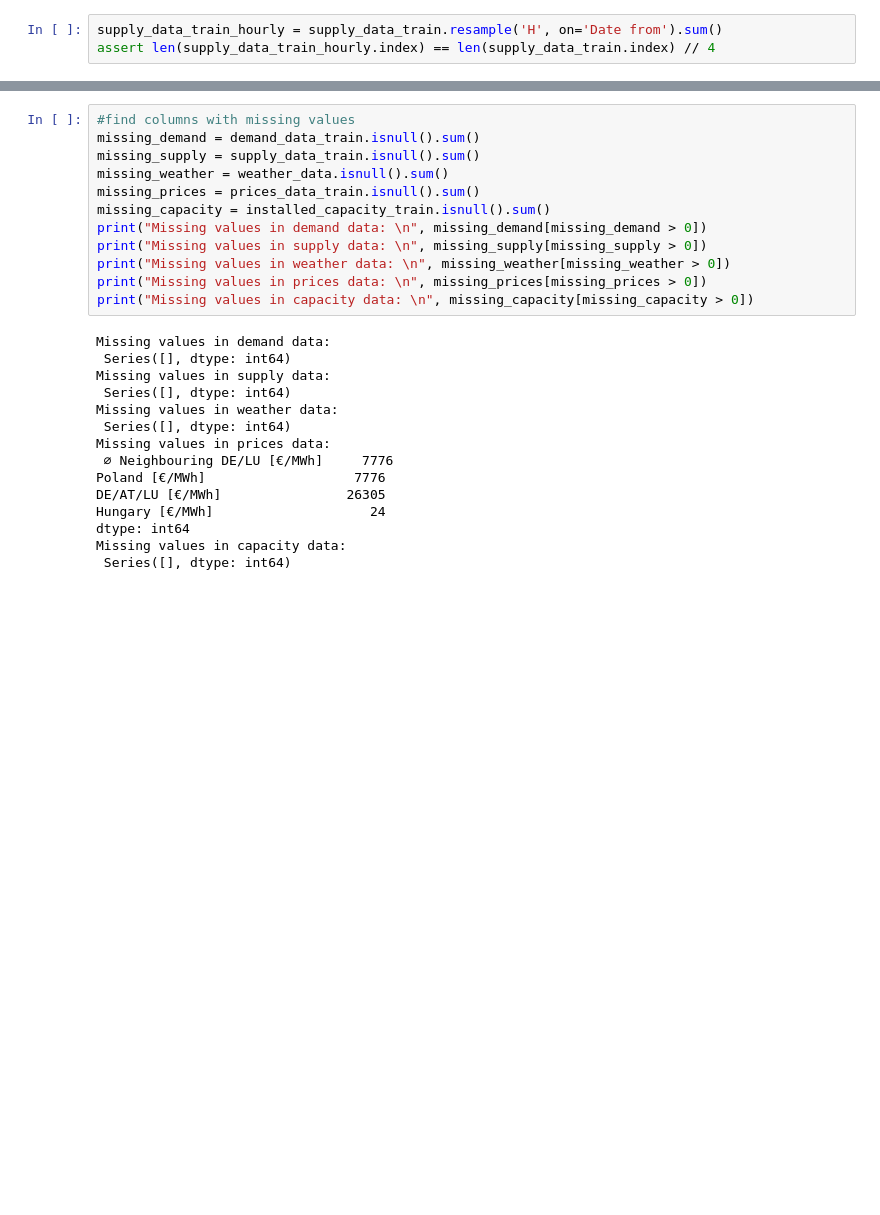
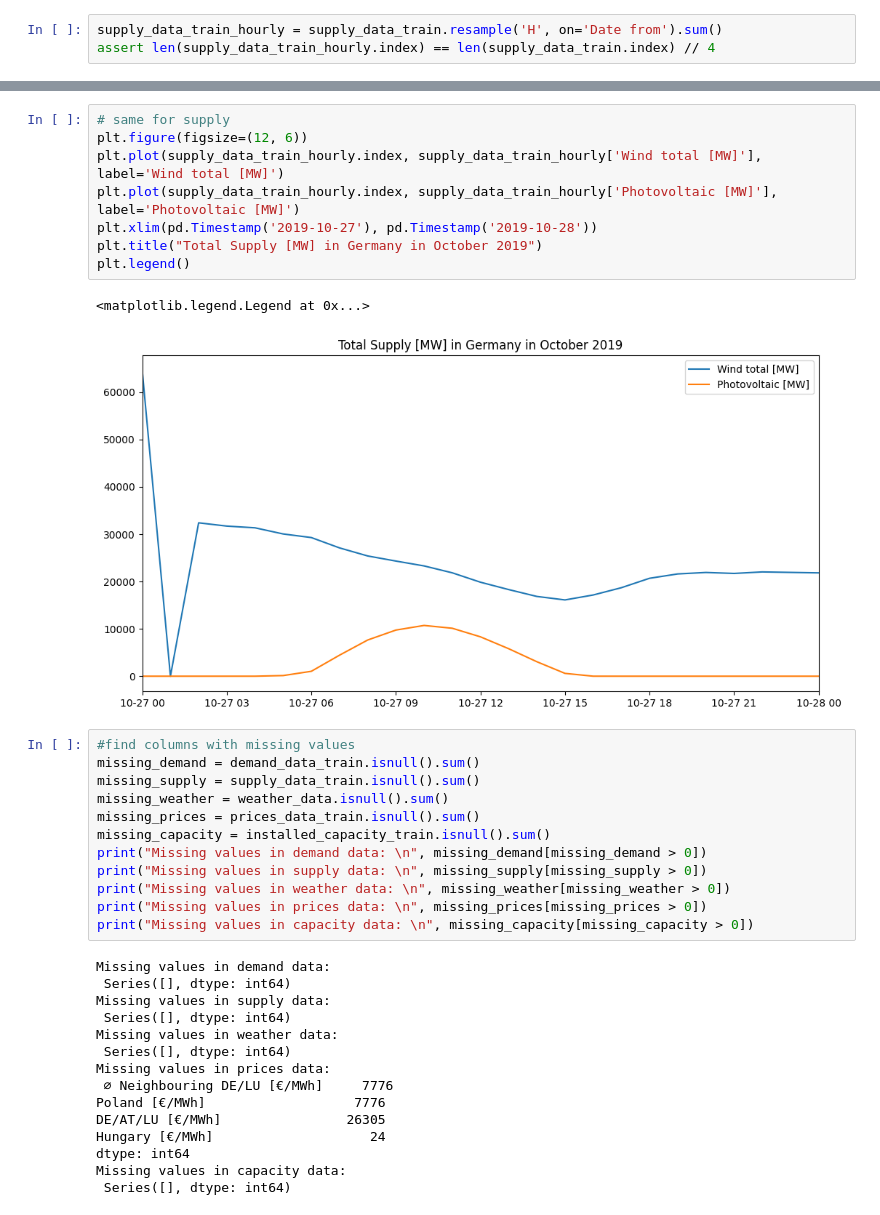
Before and after one commit to UBela/GRUeneEnergie, a Jupyter notebook: pre_processing_data.ipynb, the cells around one changed output, grey strips where cells are left out. Drawn from its saved outputs; the diff is of its cells as text; blank space fills up the shorter version.

```diff
--- a/pre_processing_data.ipynb
+++ b/pre_processing_data.ipynb
@@ -395,3 +430,14 @@ print(len(supply_data_train_hourly.index))
+# %%
+# same for supply
+plt.figure(figsize=(12, 6))
+plt.plot(supply_data_train_hourly.index, supply_data_train_hourly['Wind total [MW]'], label='Wind total [MW]')
+plt.plot(supply_data_train_hourly.index, supply_data_train_hourly['Photovoltaic [MW]'], label='Photovoltaic [MW]')
+plt.xlim(pd.Timestamp('2019-10-27'), pd.Timestamp('2019-10-28'))
+plt.title("Total Supply [MW] in Germany in October 2019")
+plt.legend()
+# %% [output]
+<matplotlib.legend.Legend at 0x...>
+[figure, added]
 # %%
 #find columns with missing values
 missing_demand = demand_data_train.isnull().sum()
```
Also changed, not shown: parts of 50 cells of this notebook.
